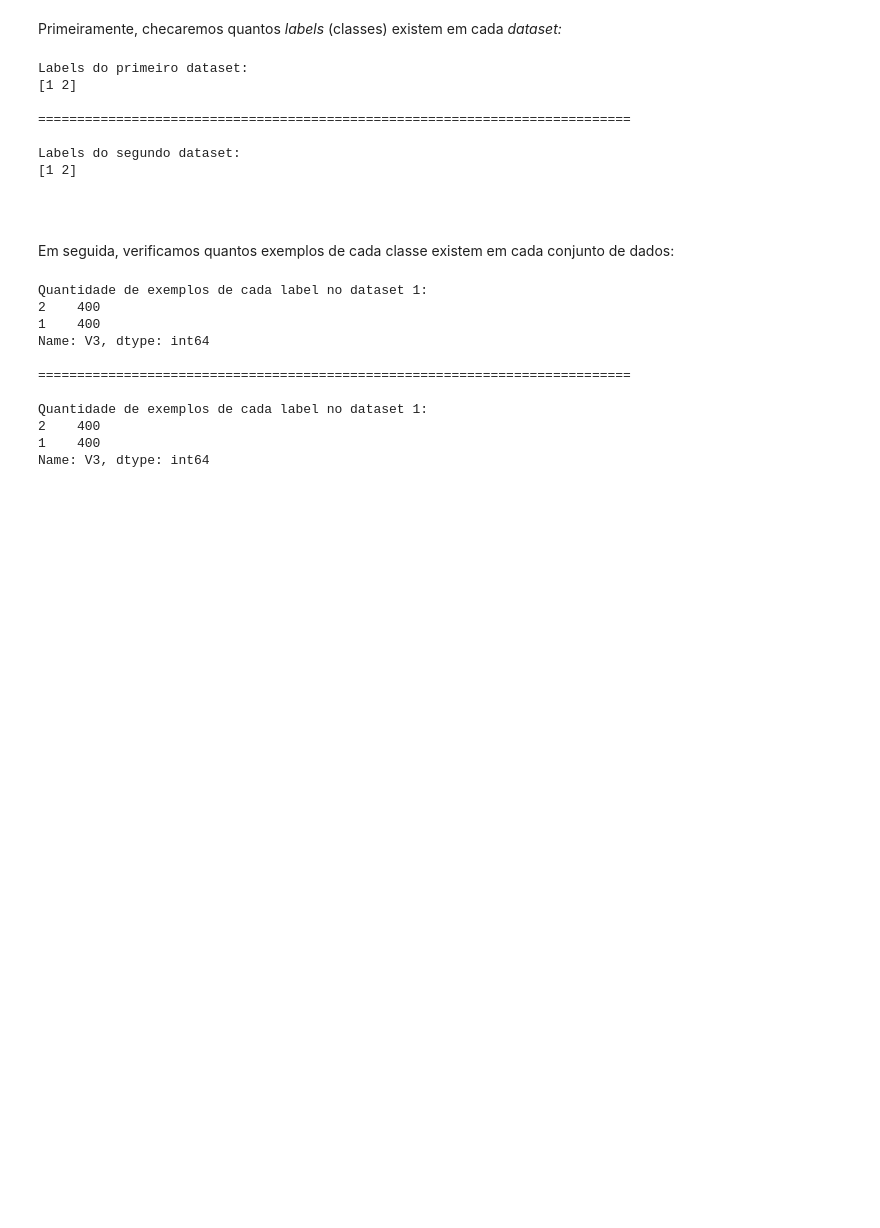
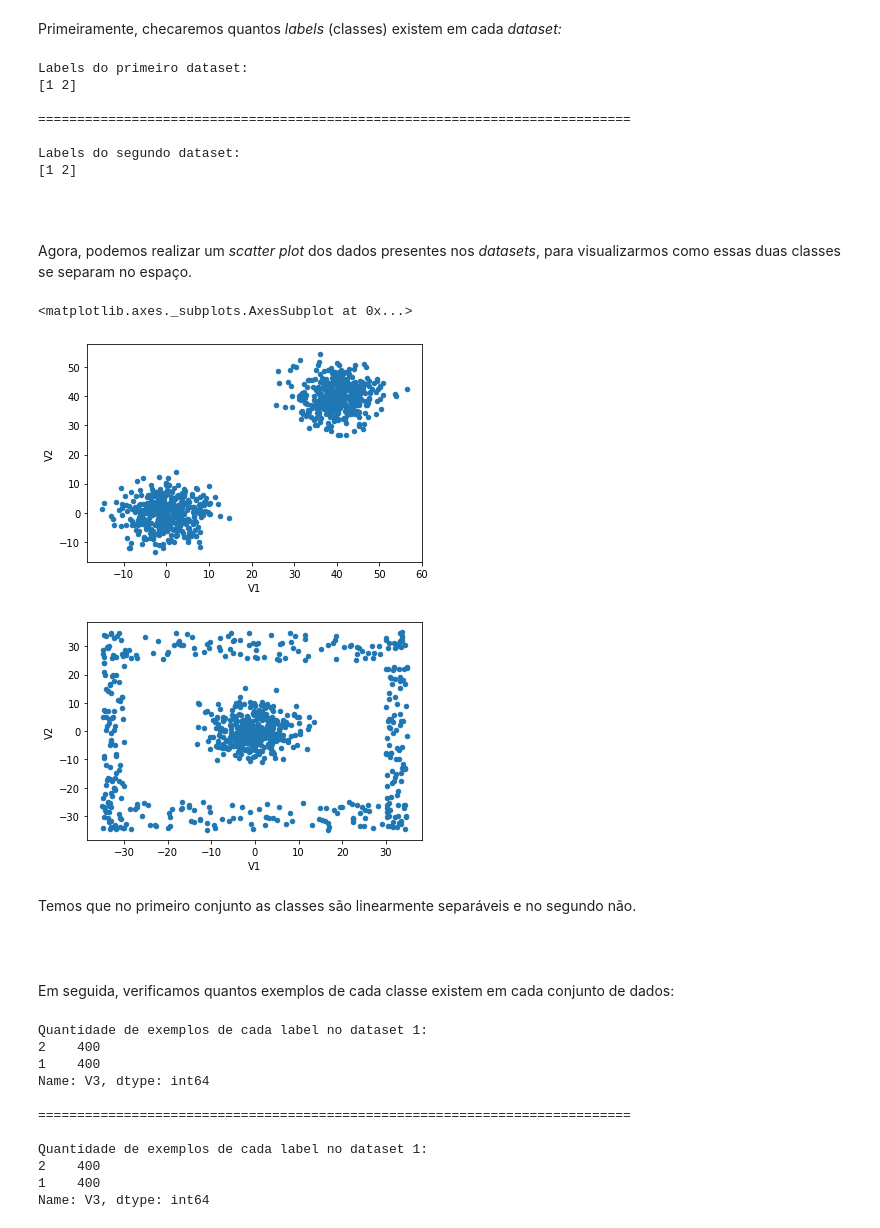
Before and after one commit to Daniel-Bertazzo/nnet, a Jupyter notebook: aula6/Aula 6.ipynb, the cells around one changed output. Saved outputs shown, nothing was run; the diff lists cells and outputs as text; code cells hidden in the pictures; blank space fills up the shorter version.

```diff
--- a/aula6/Aula 6.ipynb
+++ b/aula6/Aula 6.ipynb
@@ -33,6 +33,18 @@ Labels do primeiro dataset:
 
 Labels do segundo dataset:
 [1 2]
+# %% [markdown]
+<br><br>
+Agora, podemos realizar um *scatter plot* dos dados presentes nos *datasets*, para visualizarmos como essas duas classes se separam no espaço.
+# %%
+df1.plot.scatter(x='V1', y='V2')
+df2.plot.scatter(x='V1', y='V2')
+# %% [output]
+<matplotlib.axes._subplots.AxesSubplot at 0x...>
+[figure, added]
+[figure, added]
+# %% [markdown]
+Temos que no primeiro conjunto as classes são linearmente separáveis e no segundo não.
 # %% [markdown]
 <br><br>
 Em seguida, verificamos quantos exemplos de cada classe existem em cada conjunto de dados:
```
Also changed, not shown: parts of 3 cells of this notebook, 1 other file.
